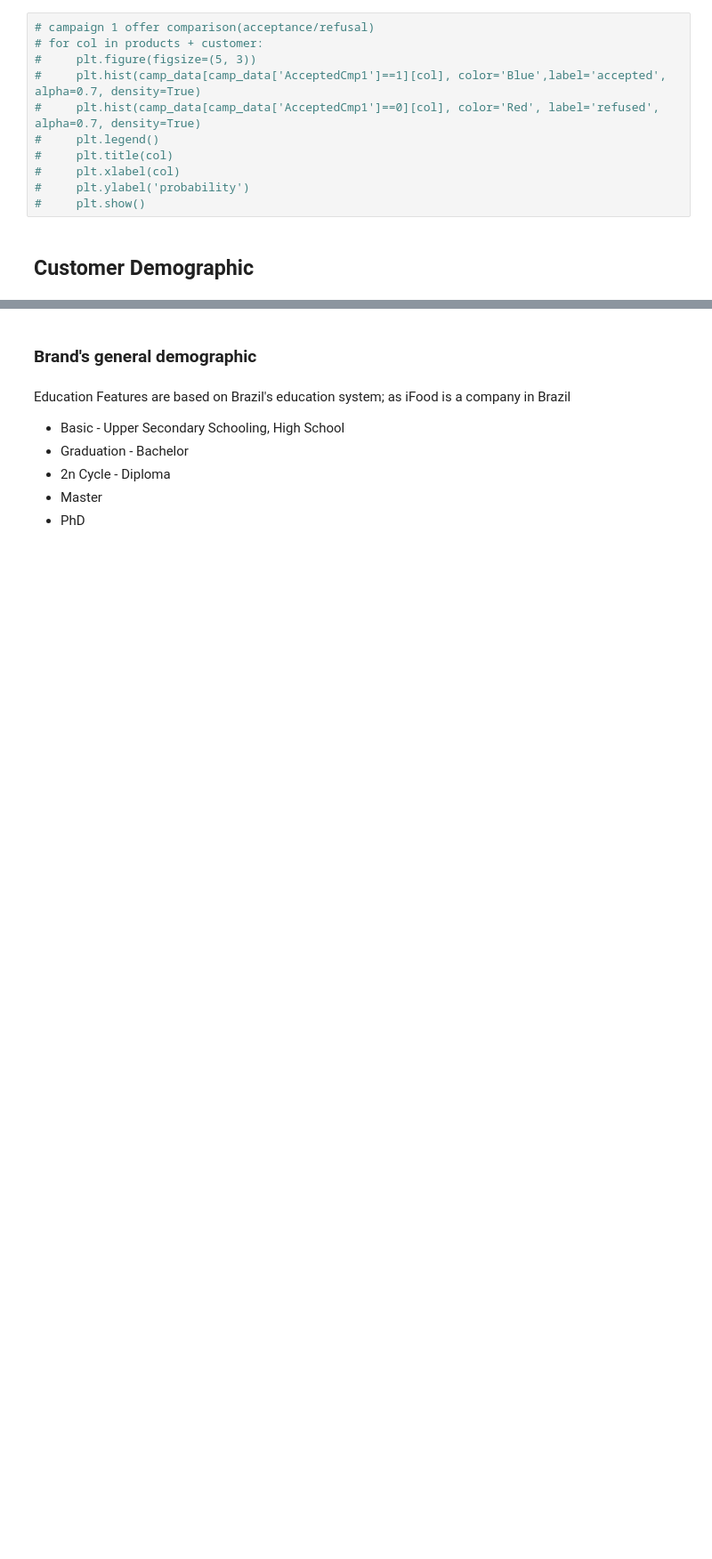
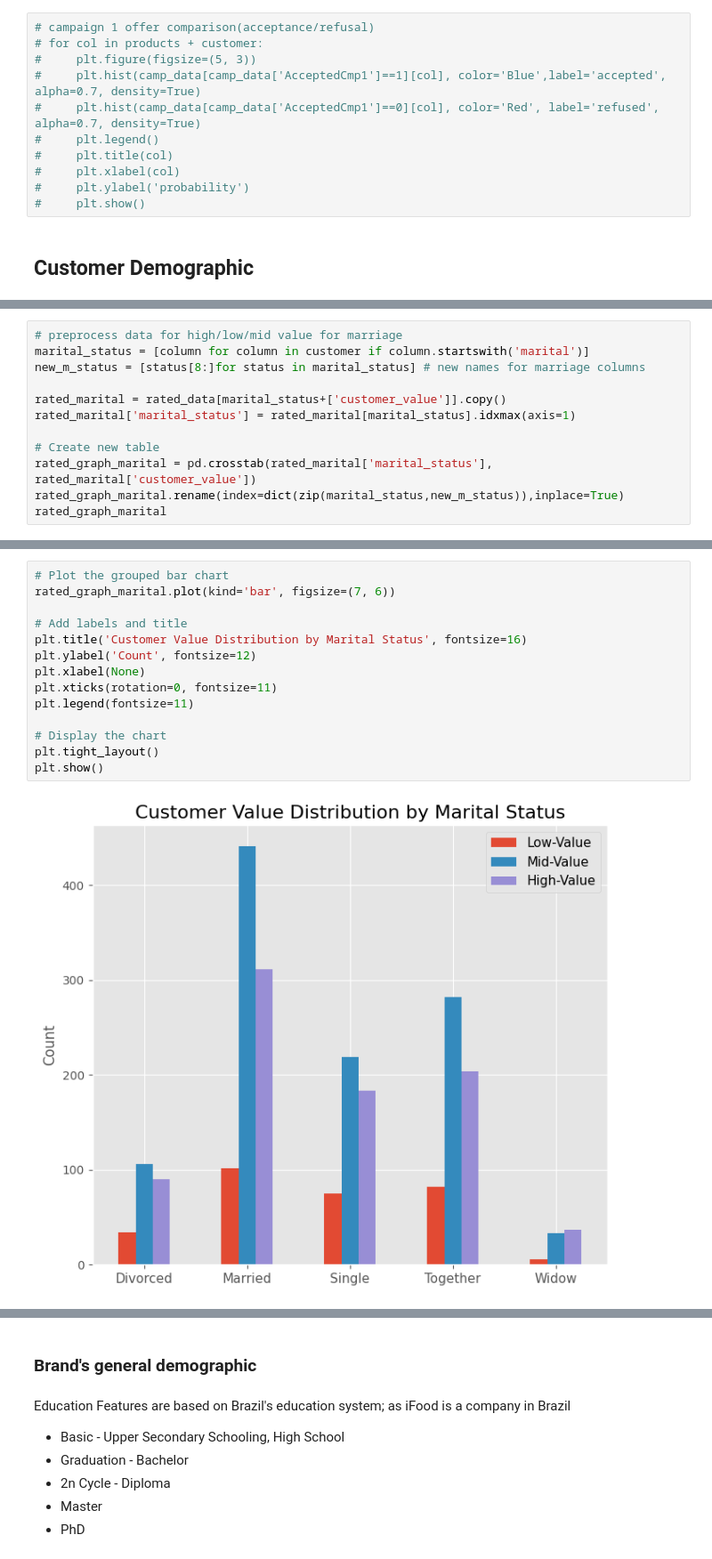
Before and after one commit to DottL/MarketingAnalysis, a Jupyter notebook: MarketingCampaignsAnalysis.ipynb, the cells around one changed output, grey strips where cells are left out. Shown: that part at 89% size. Drawn from its saved outputs; the diff is of its cells as text; blank space fills up the shorter version.

```diff
--- a/MarketingCampaignsAnalysis.ipynb
+++ b/MarketingCampaignsAnalysis.ipynb
@@ -352,0 +317,12 @@ plt.show()
+# %%
+# preprocess data for high/low/mid value for marriage
+marital_status = [column for column in customer if column.startswith('marital')]
+new_m_status = [status[8:]for status in marital_status] # new names for marriage columns
+
+rated_marital = rated_data[marital_status+['customer_value']].copy()
+rated_marital['marital_status'] = rated_marital[marital_status].idxmax(axis=1)
+
+# Create new table
+rated_graph_marital = pd.crosstab(rated_marital['marital_status'], rated_marital['customer_value'])
+rated_graph_marital.rename(index=dict(zip(marital_status,new_m_status)),inplace=True)
+rated_graph_marital
@@ -352,0 +337,16 @@ plt.show()
+# %%
+# Plot the grouped bar chart
+rated_graph_marital.plot(kind='bar', figsize=(7, 6))
+
+# Add labels and title
+plt.title('Customer Value Distribution by Marital Status', fontsize=16)
+plt.ylabel('Count', fontsize=12)
+plt.xlabel(None)
+plt.xticks(rotation=0, fontsize=11)
+plt.legend(fontsize=11)
+
+# Display the chart
+plt.tight_layout()
+plt.show()
+# %% [output]
+[figure, added]
```
Also changed, not shown: parts of 50 cells of this notebook.
